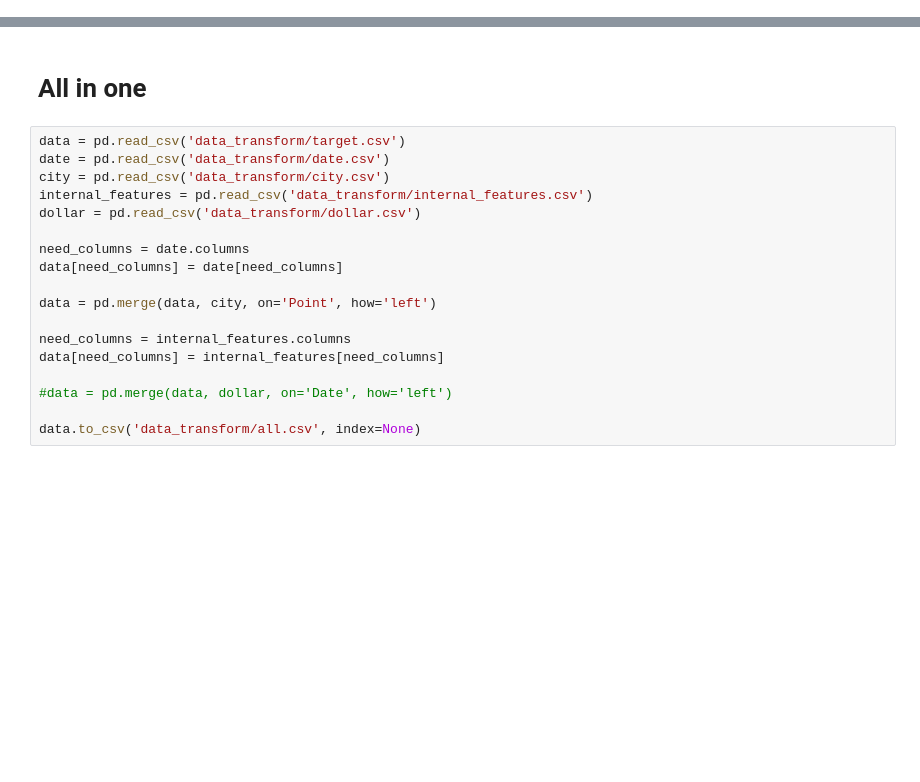
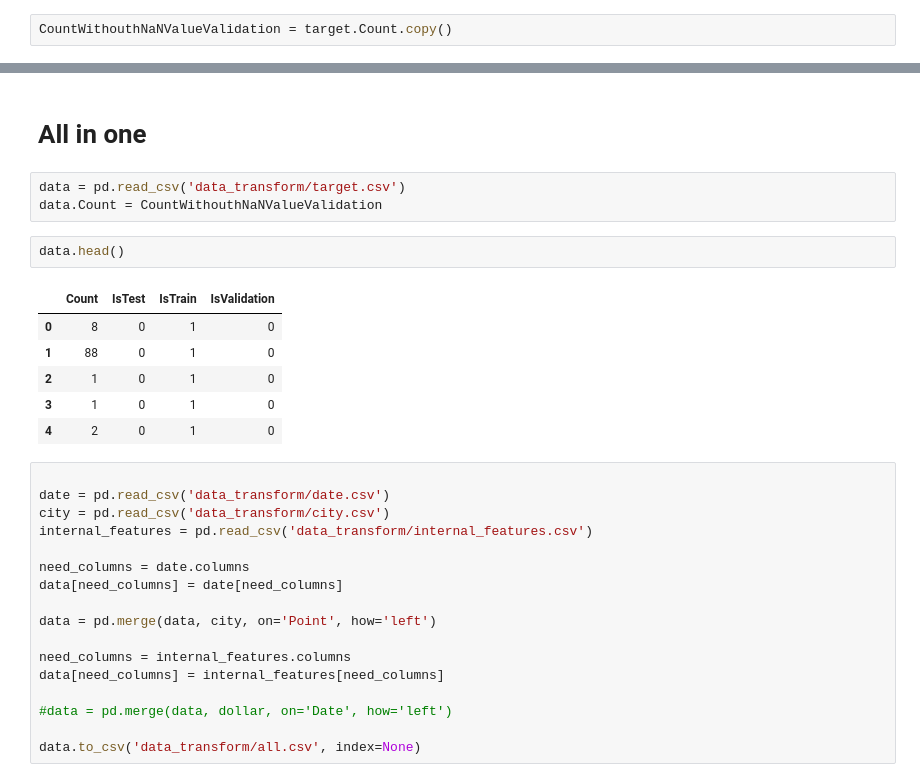
Before and after one commit to laol777/dodo, a Jupyter notebook: tranform_data.ipynb, the cells around one changed output, grey strips where cells are left out. Saved outputs shown, nothing was run; the diff lists cells and outputs as text; blank space fills up the shorter version.

```diff
--- a/tranform_data.ipynb
+++ b/tranform_data.ipynb
@@ -100,3 +85,5 @@ target['IsTrain'] = target.IsTrain.apply(lambda x: 1 if ((x in indexTrain) & (ta
 target['IsValidation'] = target.IsValidation.apply(lambda x: 1 if ((x in indexValidation) & (target.IsTest[x] == 0)) else 0)
 # %%
 target.to_csv('data_transform/target.csv', index = None)
+# %%
+CountWithouthNaNValueValidation = target.Count.copy()
@@ -429,12 +271,23 @@ dst["Point"] = pd.Series(common.Point.as_matrix())
 dst.to_csv('data_transform/internal_features.csv', index=None)
 # %% [markdown]
 # All in one
+# %%
+data = pd.read_csv('data_transform/target.csv')
+data.Count = CountWithouthNaNValueValidation
+# %%
+data.head()
+# %% [output]
+|  | Count | IsTest | IsTrain | IsValidation |
+| 0 | 8 | 0 | 1 | 0 |
+| 1 | 88 | 0 | 1 | 0 |
+| 2 | 1 | 0 | 1 | 0 |
+| 3 | 1 | 0 | 1 | 0 |
+| 4 | 2 | 0 | 1 | 0 |
 # %%
-data = pd.read_csv('data_transform/target.csv')
+
 date = pd.read_csv('data_transform/date.csv')
 city = pd.read_csv('data_transform/city.csv')
 internal_features = pd.read_csv('data_transform/internal_features.csv')
-dollar = pd.read_csv('data_transform/dollar.csv')
 
 need_columns = date.columns
 data[need_columns] = date[need_columns]
```
Also changed, not shown: parts of 48 cells of this notebook, 10 other files.
